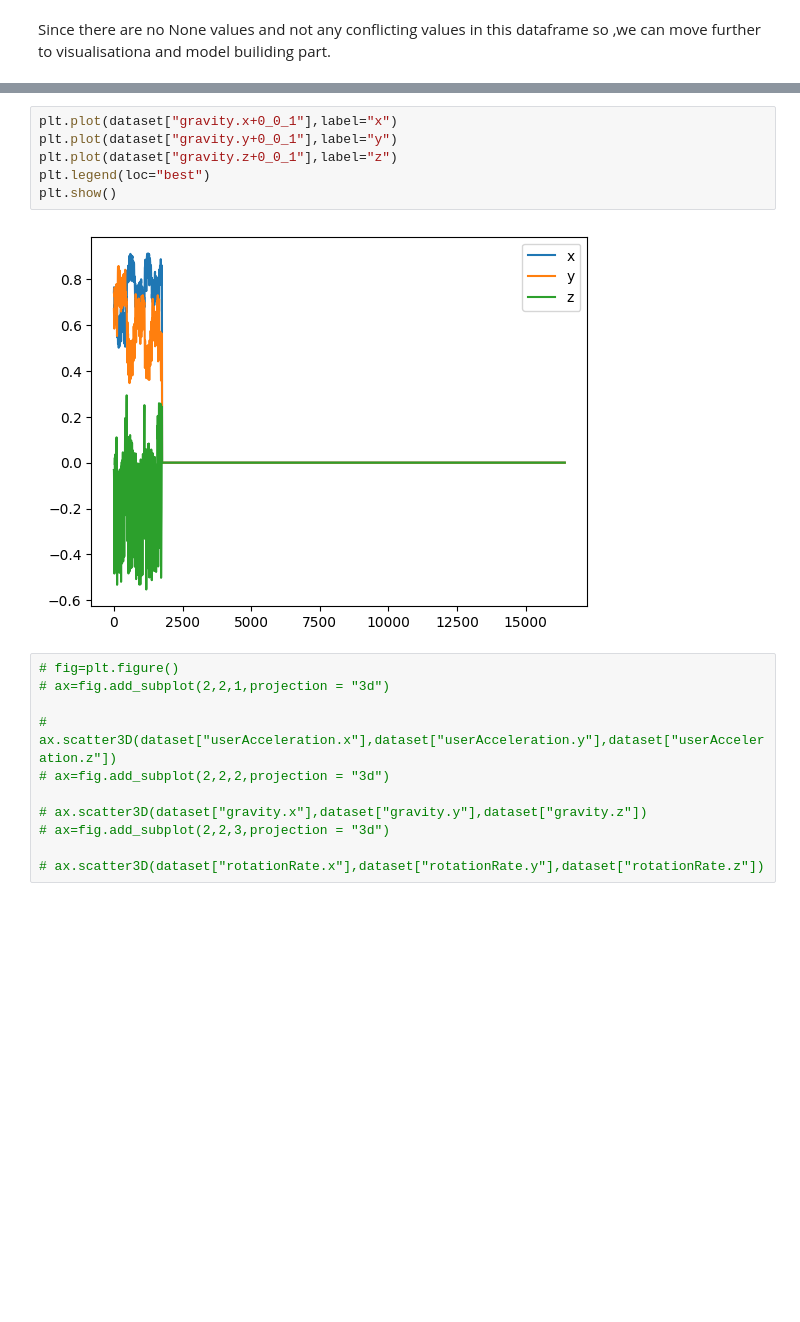
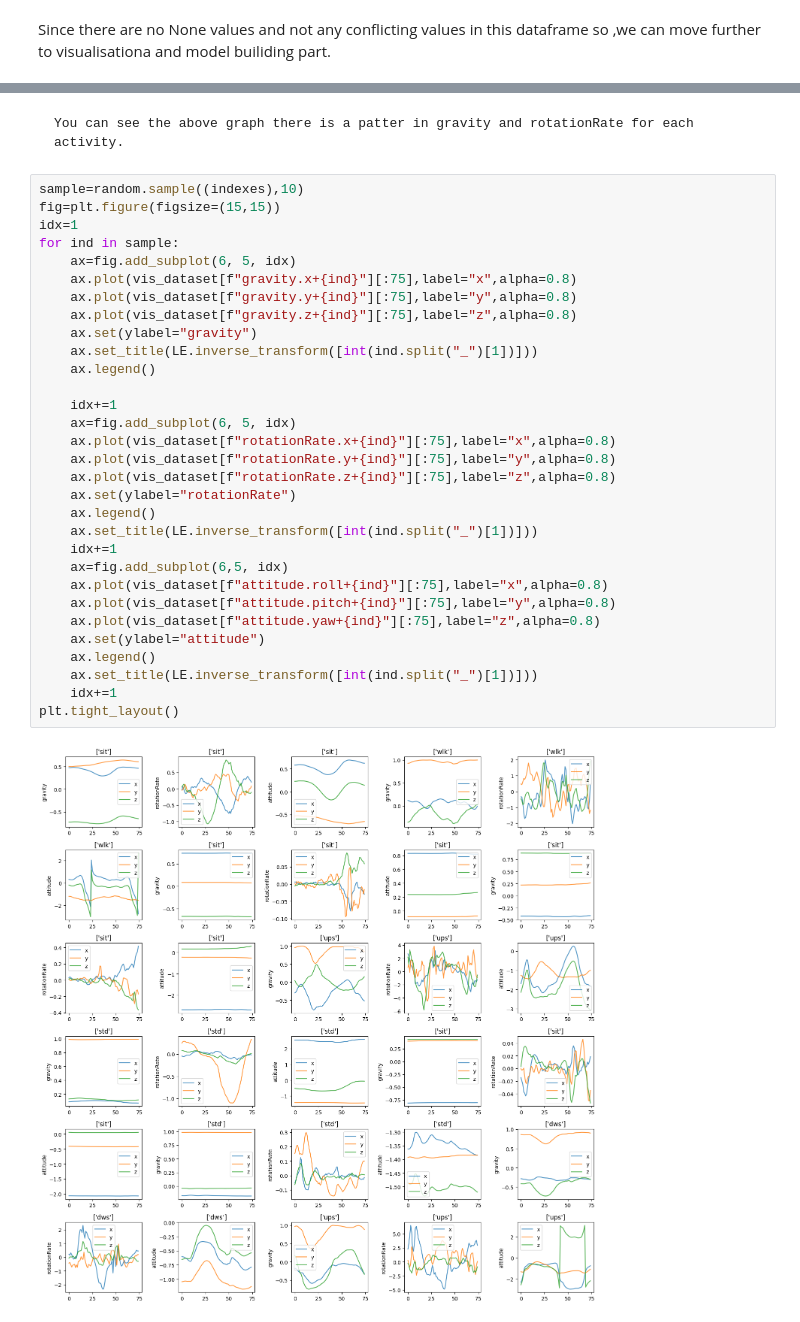
Before and after one commit to ravindra-pandey/machine_learning_projects, a Jupyter notebook: motion_reconition/main.ipynb, the cells around one changed output, grey strips where cells are left out. Cells and saved outputs as stored; diff of their text form; blank space fills up the shorter version.

```diff
--- a/motion_reconition/main.ipynb
+++ b/motion_reconition/main.ipynb
@@ -158,19 +169,35 @@ for ind in sample:
-# %%
-plt.plot(dataset["gravity.x+0_0_1"],label="x")
-plt.plot(dataset["gravity.y+0_0_1"],label="y")
-plt.plot(dataset["gravity.z+0_0_1"],label="z")
-plt.legend(loc="best")
-plt.show()
-# %% [output]
-[figure, removed]
-# %%
-# fig=plt.figure()
-# ax=fig.add_subplot(2,2,1,projection = "3d")
-
-# ax.scatter3D(dataset["userAcceleration.x"],dataset["userAcceleration.y"],dataset["userAcceleration.z"])
-# ax=fig.add_subplot(2,2,2,projection = "3d")
-
-# ax.scatter3D(dataset["gravity.x"],dataset["gravity.y"],dataset["gravity.z"])
-# ax=fig.add_subplot(2,2,3,projection = "3d")
-
-# ax.scatter3D(dataset["rotationRate.x"],dataset["rotationRate.y"],dataset["rotationRate.z"])
+# %% [markdown]
+    You can see the above graph there is a patter in gravity and rotationRate for each activity.
+# %%
+sample=random.sample((indexes),10)
+fig=plt.figure(figsize=(15,15))
+idx=1
+for ind in sample:
+    ax=fig.add_subplot(6, 5, idx)
+    ax.plot(vis_dataset[f"gravity.x+{ind}"][:75],label="x",alpha=0.8)
+    ax.plot(vis_dataset[f"gravity.y+{ind}"][:75],label="y",alpha=0.8)
+    ax.plot(vis_dataset[f"gravity.z+{ind}"][:75],label="z",alpha=0.8)
+    ax.set(ylabel="gravity")
+    ax.set_title(LE.inverse_transform([int(ind.split("_")[1])]))
+    ax.legend()
+
+    idx+=1
+    ax=fig.add_subplot(6, 5, idx)
+    ax.plot(vis_dataset[f"rotationRate.x+{ind}"][:75],label="x",alpha=0.8)
+    ax.plot(vis_dataset[f"rotationRate.y+{ind}"][:75],label="y",alpha=0.8)
+    ax.plot(vis_dataset[f"rotationRate.z+{ind}"][:75],label="z",alpha=0.8)
+    ax.set(ylabel="rotationRate")
+    ax.legend()
+    ax.set_title(LE.inverse_transform([int(ind.split("_")[1])]))
+    idx+=1
+    ax=fig.add_subplot(6,5, idx)
+    ax.plot(vis_dataset[f"attitude.roll+{ind}"][:75],label="x",alpha=0.8)
+    ax.plot(vis_dataset[f"attitude.pitch+{ind}"][:75],label="y",alpha=0.8)
+    ax.plot(vis_dataset[f"attitude.yaw+{ind}"][:75],label="z",alpha=0.8)
+    ax.set(ylabel="attitude")
+    ax.legend()
+    ax.set_title(LE.inverse_transform([int(ind.split("_")[1])]))
+    idx+=1
+plt.tight_layout()
+# %% [output]
+[figure, added]
```
Also changed, not shown: parts of 25 cells of this notebook.
